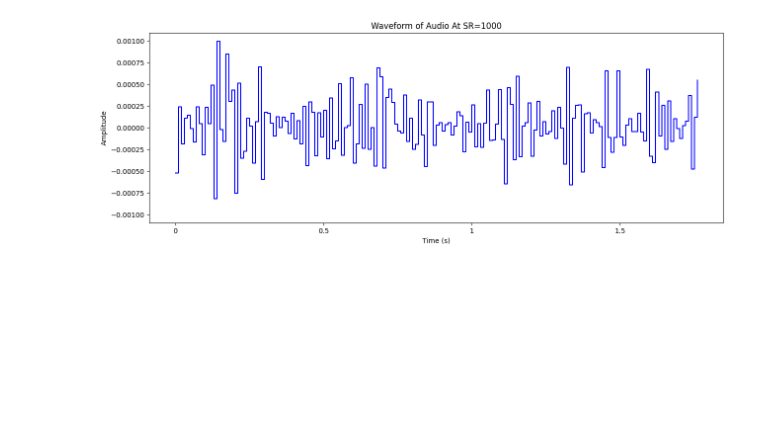
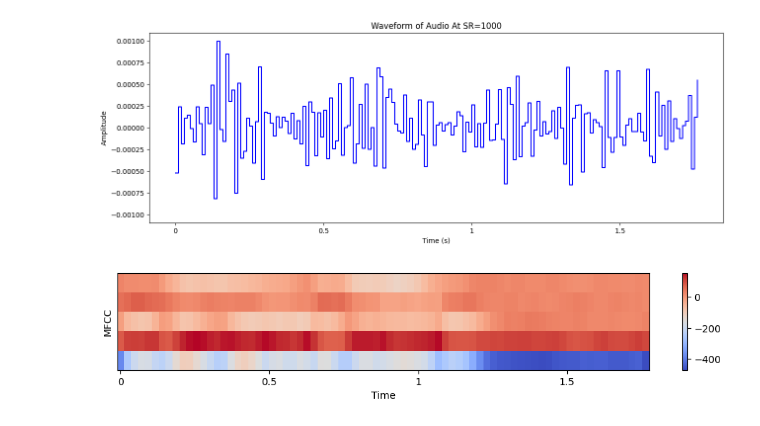
Before and after one commit to Saniya1016/CS389_Final, a Jupyter notebook: main.ipynb, the cells around one changed output. Drawn from its saved outputs; the diff is of its cells as text; code cells hidden in the pictures; blank space fills up the shorter version.

Commit message:
visualize dataset

```diff
--- a/main.ipynb
+++ b/main.ipynb
@@ -67,6 +67,19 @@ plt.title('Waveform of Audio At SR=1000')
 # %% [output]
 Text(0.5, 1.0, 'Waveform of Audio At SR=1000')
 [figure]
+# %%
+SAMPLE_RATE = 22050
+v_path = './AudioWAV/1001_IEO_HAP_HI.wav'
+audio , sampling_rate = librosa.load(v_path,sr=SAMPLE_RATE)
+mfcc = librosa.feature.mfcc(y=audio, sr=SAMPLE_RATE, n_mfcc = 5)
+plt.figure(figsize=(12, 6))
+plt.subplot(3,1,1)
+librosa.display.specshow(mfcc, x_axis='time')
+plt.ylabel('MFCC')
+plt.colorbar()
+plt.show()
+# %% [output]
+[figure, added]
 # %%
 class MyCNN(nn.Module):
 
```
